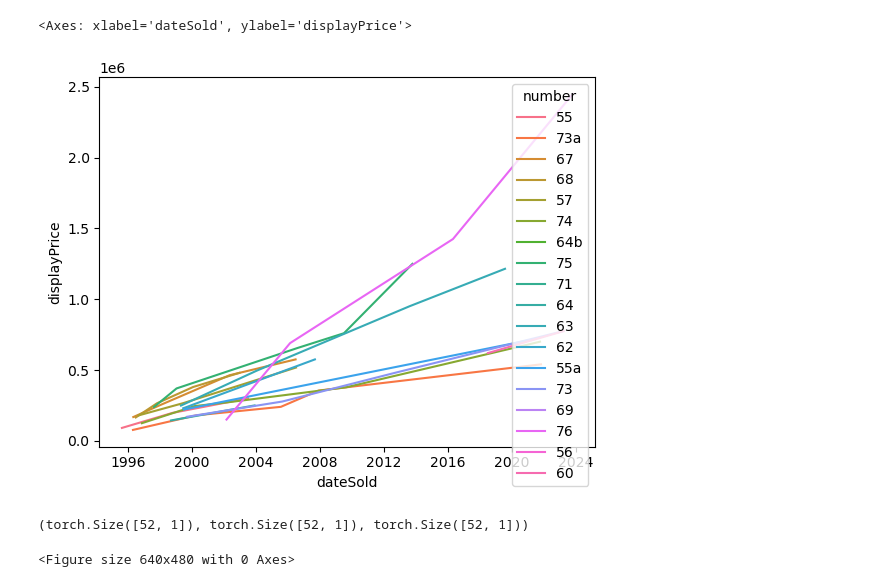
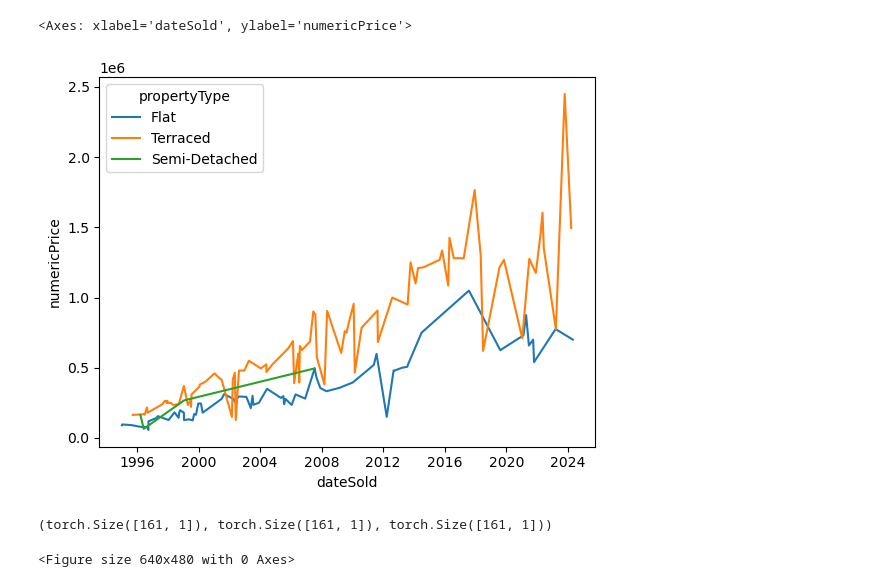
Before and after one commit to warner121/housepricing, a Jupyter notebook: parma_crescent/parma_crescent_lstm.ipynb, the cells around one changed output. Saved outputs shown, nothing was run; the diff lists cells and outputs as text; code cells hidden in the pictures.

```diff
--- a/parma_crescent/parma_crescent_lstm.ipynb
+++ b/parma_crescent/parma_crescent_lstm.ipynb
@@ -6,17 +6,17 @@ from tqdm.auto import tqdm
 tqdm.pandas()
 # %%
 df = pd.read_csv('parma_crescent_prices.csv')
-# %%
-df.displayPrice = pd.to_numeric(df.displayPrice.str.replace('£', '').str.replace(',', ''))
 # %%
 df.dateSold = pd.to_datetime(df.dateSold)
 # %%
 df = df.sort_values('dateSold').reset_index(drop=True)
+# %%
+df['daysSince'] = df.dateSold - df.groupby('address').dateSold.shift()
 # %%
 import seaborn as sns
 # %%
-sns.lineplot(data=df, x='dateSold', y='displayPrice', hue='number')
+sns.lineplot(data=df, x='dateSold', y='numericPrice', hue='propertyType')
 # %% [output]
-<Axes: xlabel='dateSold', ylabel='displayPrice'>
+<Axes: xlabel='dateSold', ylabel='numericPrice'>
-[figure, old version]
+[figure, new version]
 # %%
@@ -31,7 +31,7 @@ y_tensor = torch.tensor(np.atleast_2d(df.displayPrice.tail(-1).to_numpy().reshap
 # %%
-number_tensor.shape, price_tensor.shape, y_tensor.shape
+address_tensor.shape, price_tensor.shape, y_tensor.shape
 # %% [output]
-(torch.Size([52, 1]), torch.Size([52, 1]), torch.Size([52, 1]))
+(torch.Size([161, 1]), torch.Size([161, 1]), torch.Size([161, 1]))
 # %%
 price_mean = price_tensor.mean()
 price_std = price_tensor.std()
```
Also changed, not shown: parts of 14 cells of this notebook, 5 other files.
